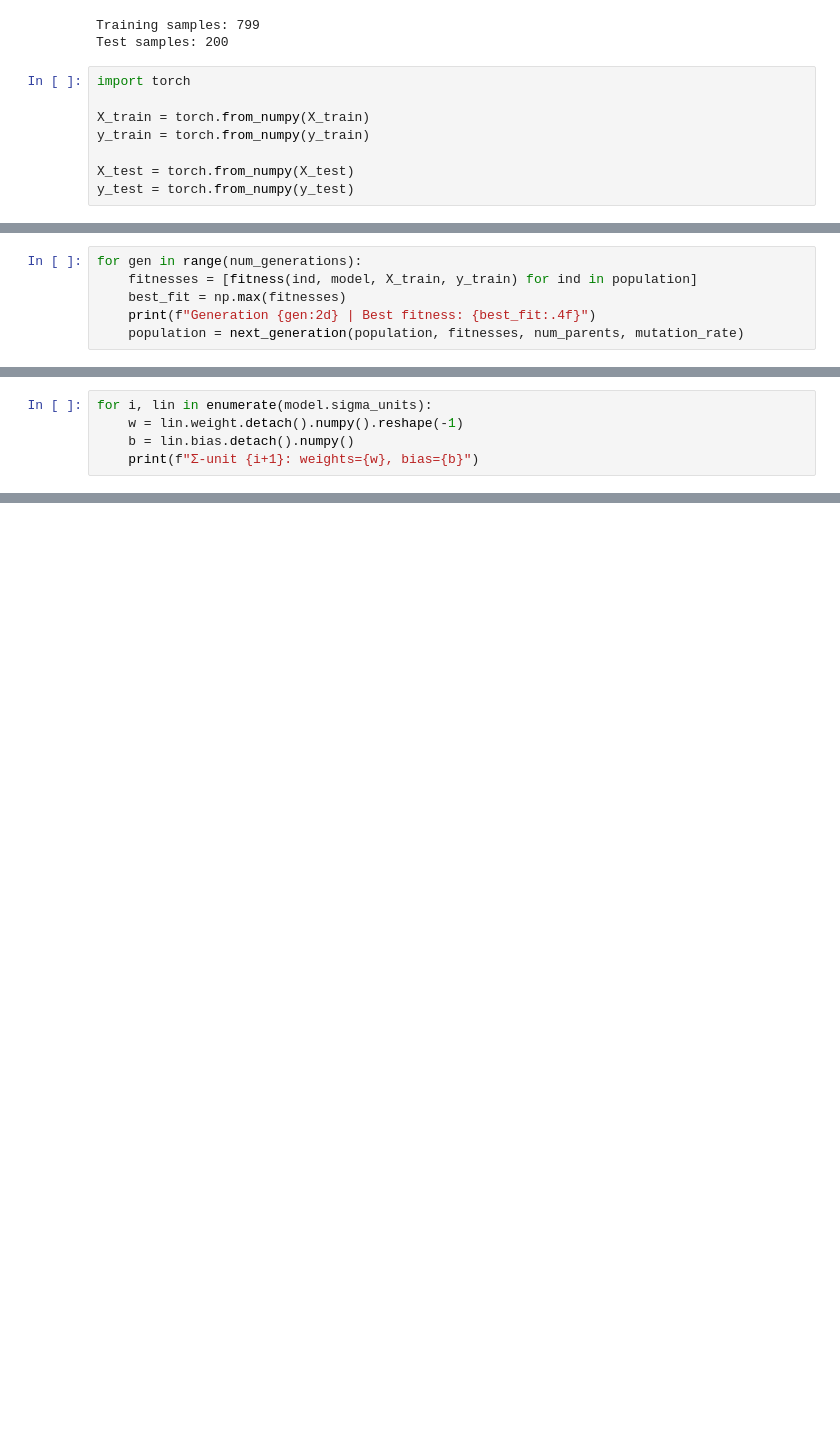
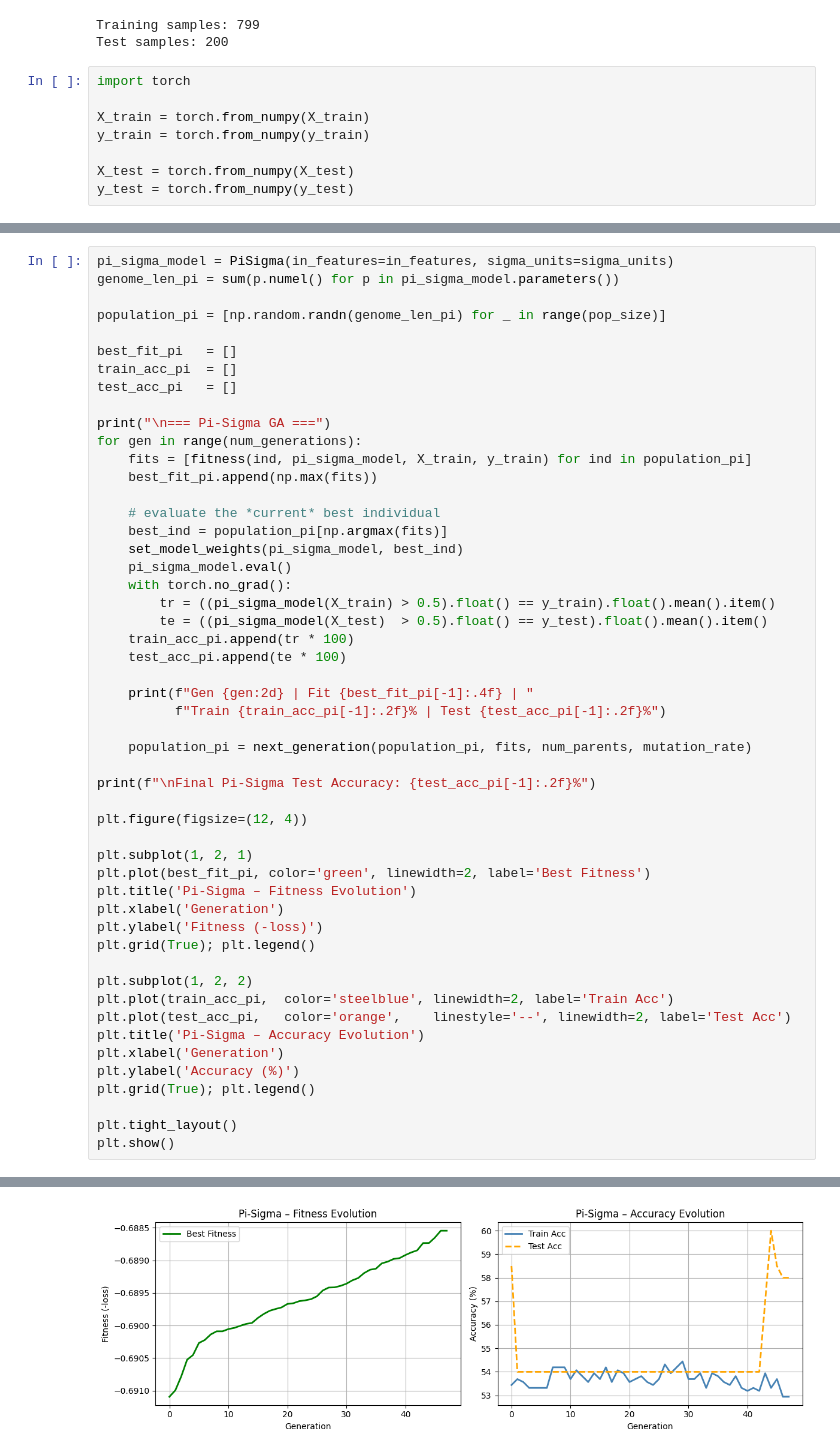
Before and after one commit to ismailSadouki/hybridization-of-honn-w-elolutionary-opt, a Jupyter notebook: Untitled.ipynb, the cells around one changed output, grey strips where cells are left out. Cells and saved outputs as stored; diff of their text form; blank space fills up the shorter version.

```diff
--- a/Untitled.ipynb
+++ b/Untitled.ipynb
@@ -205,6 +170,0 @@ population = [np.random.randn(genome_length) for _ in range(pop_size)]
-# %%
-for gen in range(num_generations):
-    fitnesses = [fitness(ind, model, X_train, y_train) for ind in population]
-    best_fit = np.max(fitnesses)
-    print(f"Generation {gen:2d} | Best fitness: {best_fit:.4f}")
-    population = next_generation(population, fitnesses, num_parents, mutation_rate)
@@ -787,5 +170,0 @@ Training Accuracy: 100.00%
-# %%
-for i, lin in enumerate(model.sigma_units):
-    w = lin.weight.detach().numpy().reshape(-1)
-    b = lin.bias.detach().numpy()
-    print(f"Σ-unit {i+1}: weights={w}, bias={b}")
@@ -794,0 +407,52 @@ for i, lin in enumerate(model.sigma_units):
+# %%
+pi_sigma_model = PiSigma(in_features=in_features, sigma_units=sigma_units)
+genome_len_pi = sum(p.numel() for p in pi_sigma_model.parameters())
+
+population_pi = [np.random.randn(genome_len_pi) for _ in range(pop_size)]
+
+best_fit_pi   = []
+train_acc_pi  = []
+test_acc_pi   = []
+
+print("\n=== Pi-Sigma GA ===")
+for gen in range(num_generations):
+    fits = [fitness(ind, pi_sigma_model, X_train, y_train) for ind in population_pi]
+    best_fit_pi.append(np.max(fits))
+
+    # evaluate the *current* best individual
+    best_ind = population_pi[np.argmax(fits)]
+    set_model_weights(pi_sigma_model, best_ind)
+    pi_sigma_model.eval()
+    with torch.no_grad():
+        tr = ((pi_sigma_model(X_train) > 0.5).float() == y_train).float().mean().item()
+        te = ((pi_sigma_model(X_test)  > 0.5).float() == y_test).float().mean().item()
+    train_acc_pi.append(tr * 100)
+    test_acc_pi.append(te * 100)
+
+    print(f"Gen {gen:2d} | Fit {best_fit_pi[-1]:.4f} | "
+          f"Train {train_acc_pi[-1]:.2f}% | Test {test_acc_pi[-1]:.2f}%")
+
+    population_pi = next_generation(population_pi, fits, num_parents, mutation_rate)
+
+print(f"\nFinal Pi-Sigma Test Accuracy: {test_acc_pi[-1]:.2f}%")
+
+plt.figure(figsize=(12, 4))
+
+plt.subplot(1, 2, 1)
+plt.plot(best_fit_pi, color='green', linewidth=2, label='Best Fitness')
+plt.title('Pi-Sigma – Fitness Evolution')
+plt.xlabel('Generation')
+plt.ylabel('Fitness (-loss)')
+plt.grid(True); plt.legend()
+
+plt.subplot(1, 2, 2)
+plt.plot(train_acc_pi,  color='steelblue', linewidth=2, label='Train Acc')
+plt.plot(test_acc_pi,   color='orange',    linestyle='--', linewidth=2, label='Test Acc')
+plt.title('Pi-Sigma – Accuracy Evolution')
+plt.xlabel('Generation')
+plt.ylabel('Accuracy (%)')
+plt.grid(True); plt.legend()
+
+plt.tight_layout()
+plt.show()
+# %% [output]
@@ -794,0 +476 @@ for i, lin in enumerate(model.sigma_units):
+[figure, added]
```
Also changed, not shown: parts of 50 cells of this notebook, 1 other file.
